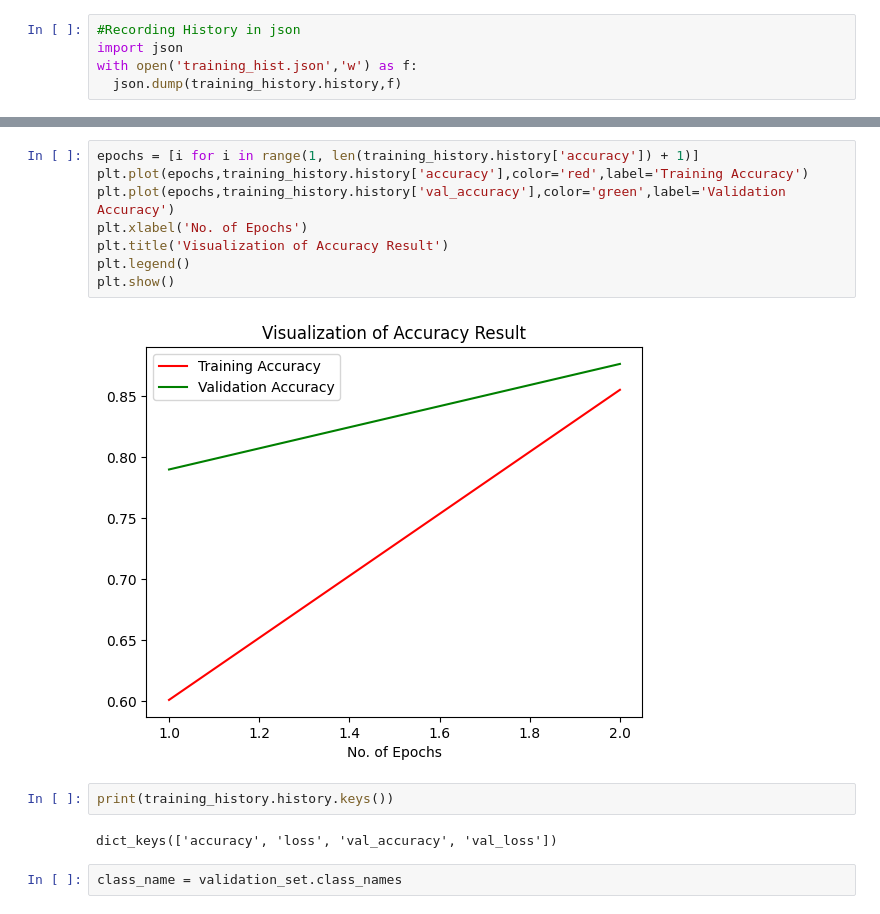
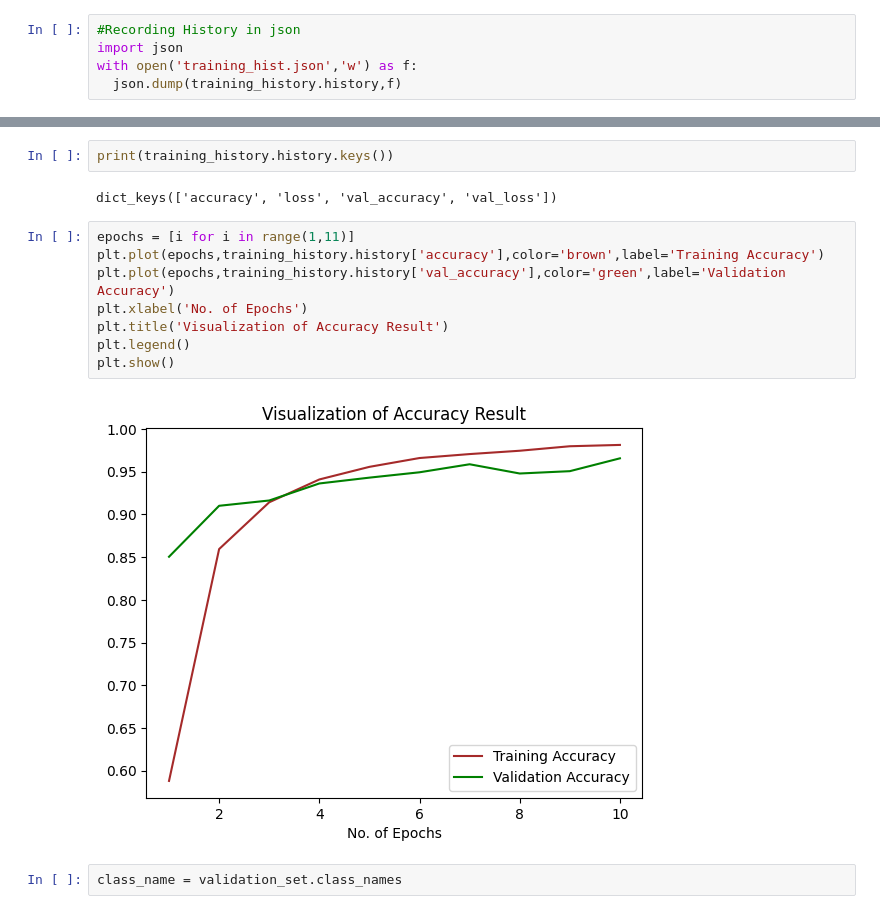
Before and after one commit to Abhidongre/Plant-Disease-Detection-System-for-Sustainable-Agriculture, a Jupyter notebook: Model/Train_plant_disease-checkpoint.ipynb, the cells around one changed output, grey strips where cells are left out. Drawn from its saved outputs; the diff is of its cells as text.

```diff
--- a/Model/Train_plant_disease-checkpoint.ipynb
+++ b/Model/Train_plant_disease-checkpoint.ipynb
@@ -146,17 +146,17 @@ dict_keys(['accuracy', 'loss', 'val_accuracy', 'val_loss'])
-# %%
-epochs = [i for i in range(1, len(training_history.history['accuracy']) + 1)]
-plt.plot(epochs,training_history.history['accuracy'],color='red',label='Training Accuracy')
-plt.plot(epochs,training_history.history['val_accuracy'],color='green',label='Validation Accuracy')
-plt.xlabel('No. of Epochs')
-plt.title('Visualization of Accuracy Result')
-plt.legend()
-plt.show()
-# %% [output]
-[figure, old version]
 # %%
 print(training_history.history.keys())
 # %% [output]
 dict_keys(['accuracy', 'loss', 'val_accuracy', 'val_loss'])
+# %%
+epochs = [i for i in range(1,11)]
+plt.plot(epochs,training_history.history['accuracy'],color='brown',label='Training Accuracy')
+plt.plot(epochs,training_history.history['val_accuracy'],color='green',label='Validation Accuracy')
+plt.xlabel('No. of Epochs')
+plt.title('Visualization of Accuracy Result')
+plt.legend()
+plt.show()
+# %% [output]
+[figure, new version]
 # %%
 class_name = validation_set.class_names
 # %%
```
Also changed, not shown: parts of 12 cells of this notebook, 3 other files.
